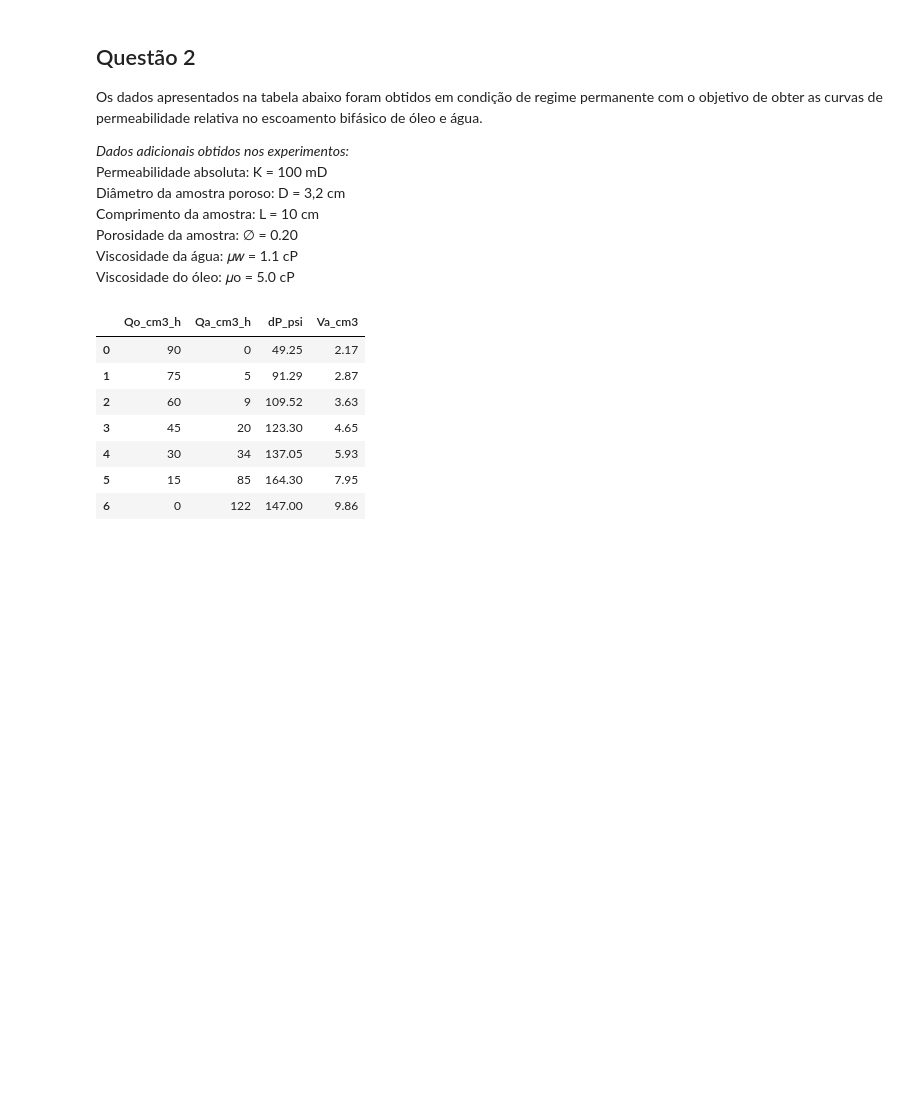
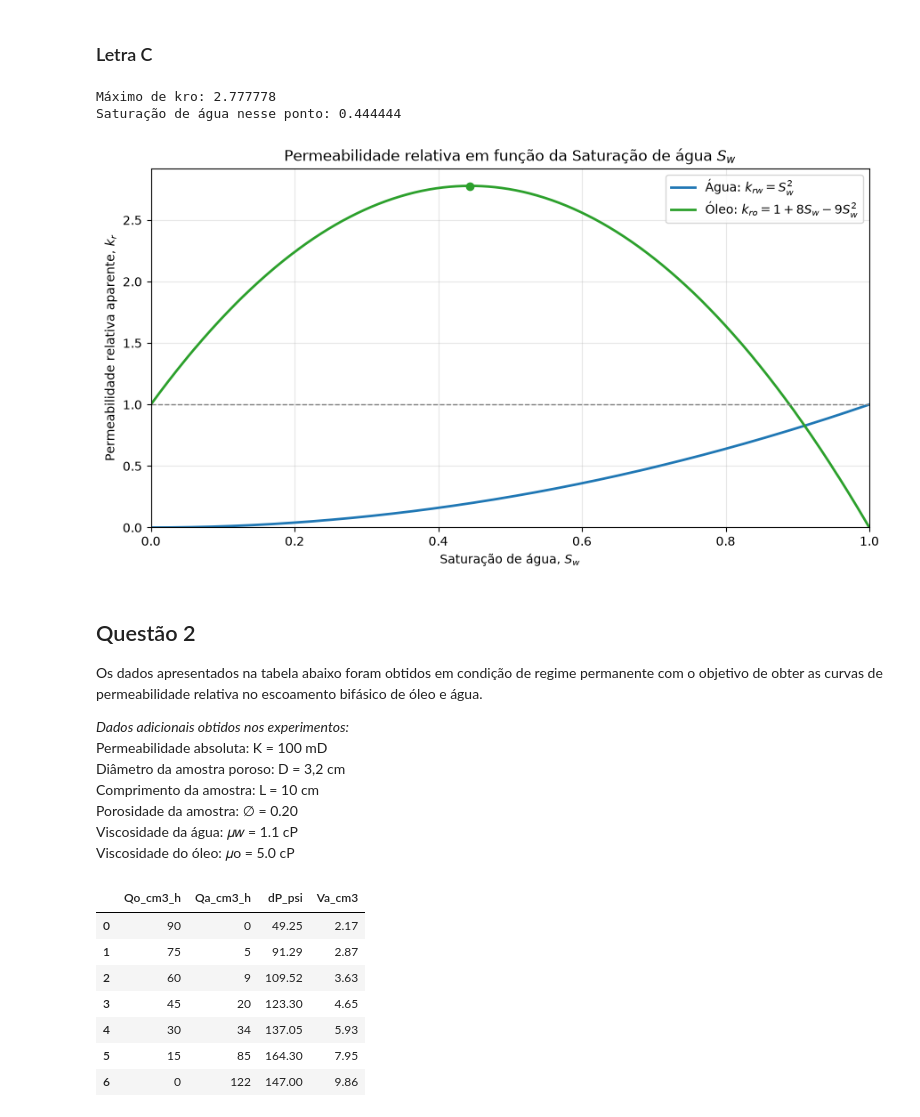
Before and after one commit to LucaMAinstein/pucrio_esc_meios_porosos, a Jupyter notebook: Ainstein_Luca_Lista3_EscPor.ipynb, the cells around one changed output. Cells and saved outputs as stored; diff of their text form; code cells hidden in the pictures; blank space fills up the shorter version.

Commit message:
[feat] Q1, letra c

```diff
--- a/Ainstein_Luca_Lista3_EscPor.ipynb
+++ b/Ainstein_Luca_Lista3_EscPor.ipynb
@@ -9,3 +11,83 @@ from scipy.optimize import brentq
+# %% [markdown]
+### Letra C
+# %%
+# Dados no SI
+R = 100e-6       # m
+L = 1e-2         # m
+mu_w = 1e-3     # Pa.s
+mu_o = 5e-3     # Pa.s
+
+# Saturação de água
+Sw = np.linspace(0, 1, 1001)
+So = 1 - Sw
+
+# Permeabilidades relativas
+krw = Sw**2
+
+kro = So**2 + 2 * (mu_o / mu_w) * Sw * So
+
+# Máximo da curva do óleo
+razao_mu = mu_o / mu_w
+
+Sw_max = (razao_mu - 1) / (2 * razao_mu - 1)
+
+kro_max = (
+    (1 - Sw_max)**2
+    + 2 * razao_mu * Sw_max * (1 - Sw_max)
+)
+
+print(f"Máximo de kro: {kro_max:.6f}")
+print(f"Saturação de água nesse ponto: {Sw_max:.6f}")
+
+# Gráfico
+fig, ax = plt.subplots(figsize=(9, 5))
+
+ax.plot(
+    Sw, krw,
+    color="tab:blue",
+    linewidth=2,
+    label=r"Água: $k_{rw}=S_w^2$"
+)
+
+ax.plot(
+    Sw, kro,
+    color="tab:green",
+    linewidth=2,
+    label=r"Óleo: $k_{ro}=1 + 8 S_w -9 S_w^2$"
+)
+
+ax.axhline(
+    1,
+    color="gray",
+    linestyle="--",
+    linewidth=1
+)
+
+ax.scatter(
+    Sw_max, kro_max,
+    color="tab:green",
+    zorder=5
+)
+
+ax.set_xlabel(r"Saturação de água, $S_w$")
+ax.set_ylabel(r"Permeabilidade relativa aparente, $k_r$")
+ax.set_title("Permeabilidade relativa em função da Saturação de água $S_w$")
+
+ax.set_xlim(0, 1)
+ax.set_ylim(bottom=0)
+ax.grid(alpha=0.3)
+ax.legend()
+
+fig.tight_layout()
+
+# Salvar para inserir no LaTeX
+fig.savefig("Q1fig1.png", dpi=300, bbox_inches="tight")
+
+plt.show()
+# %% [output]
+Máximo de kro: 2.777778
+Saturação de água nesse ponto: 0.444444
+[figure, added]
 # %% [markdown]
 ## Questão 2
 
```
Also changed, not shown: parts of 1 cell of this notebook, 1 other file.
